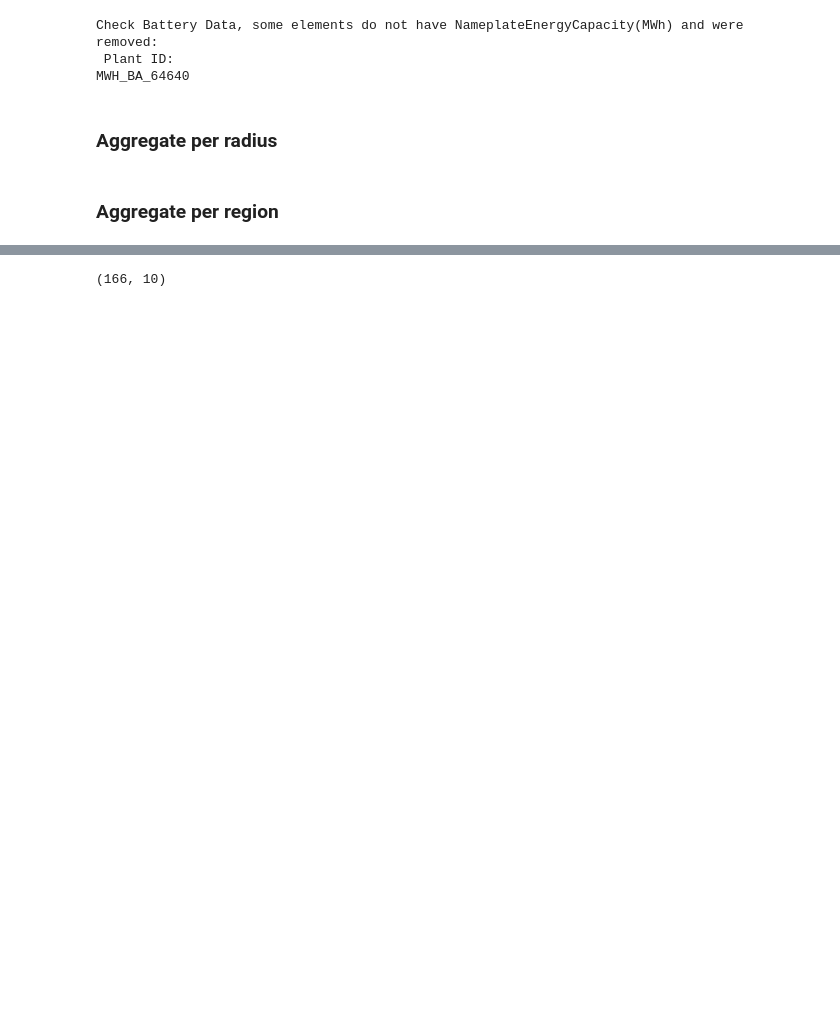
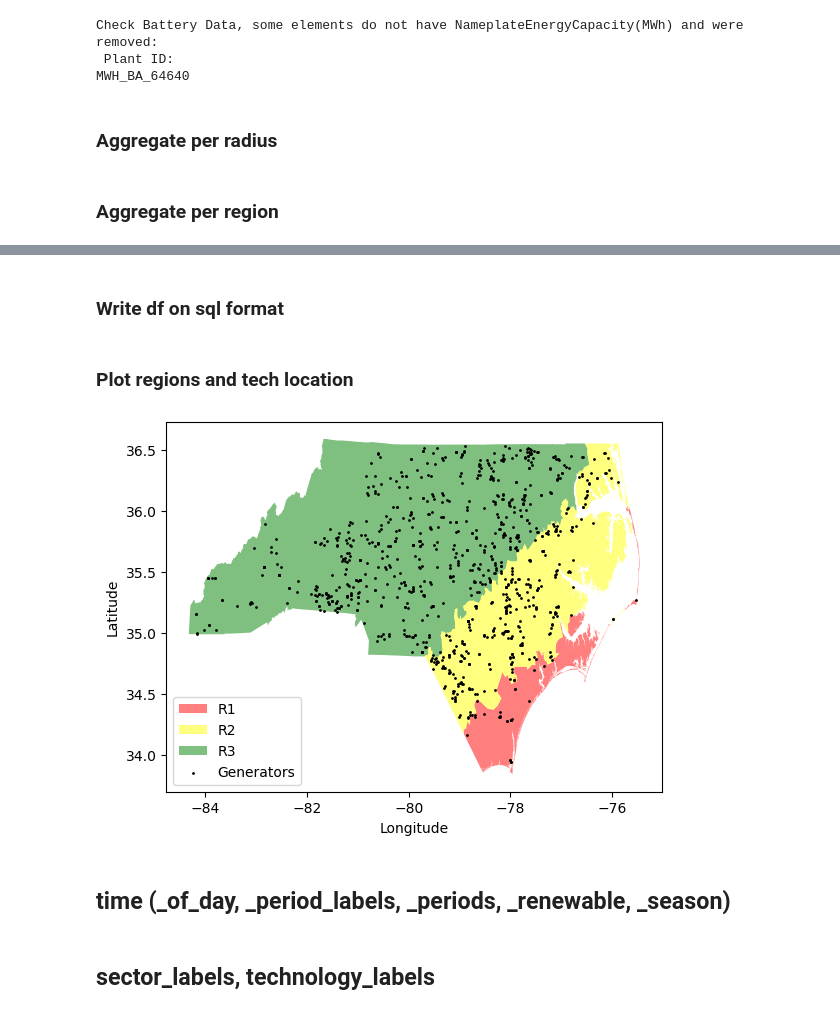
Before and after one commit to vaduraes/TemoaHurricane_V2, a Jupyter notebook: CreateBaseDeck/Excel2Sql.ipynb, the cells around one changed output, grey strips where cells are left out. Drawn from its saved outputs; the diff is of its cells as text; code cells hidden in the pictures; blank space fills up the shorter version.

```diff
--- a/CreateBaseDeck/Excel2Sql.ipynb
+++ b/CreateBaseDeck/Excel2Sql.ipynb
@@ -31,7 +48,7 @@ df=df[InState]
 #   we are aggregating the capacity of these generators per year
 
 #   We can have multiple vintages (years) of the same plant. As generators may be comissioned at different times
-df_AggregateGen = pd.DataFrame(columns=["PlantID", "SourceCode", "MoverCode", "OperatingYear","NameplateCapacity(MW)","NetSummerCapacity(MW)","NetWinterCapacity(MW)",
+df_AggregateGen = pd.DataFrame(columns=["PlantID","" "SourceCode", "MoverCode", "OperatingYear","NameplateCapacity(MW)","NetSummerCapacity(MW)","NetWinterCapacity(MW)",
  "NameplateEnergyCapacity(MWh)", "Latitude","Longitude","Technology"])
 
 for ID in df["Plant ID"].unique().astype(int):
@@ -253,4 +274,0 @@ for Region in ["R1","R2","R3"]:
-# %%
-df_AggregateGen3.shape
-# %% [output]
-(166, 10)
@@ -258,0 +275,2 @@ df_AggregateGen3.to_excel("test.xlsx")
+# %% [markdown]
+### Write df on sql format
@@ -258,0 +286,39 @@ df_AggregateGen3.to_excel("test.xlsx")
+# %% [markdown]
+### Plot regions and tech location
+# %%
+import matplotlib.pyplot as plt
+fig, ax = plt.subplots()
+
+count=0
+for geom in new_polyR1.geoms:
+    xs, ys = geom.exterior.xy
+    count=count+1
+    if count==1:
+        ax.fill(xs, ys, alpha=0.5, fc='r', ec='none',label="R1")
+    else:
+        ax.fill(xs, ys, alpha=0.5, fc='r', ec='none')
+
+count=0
+for geom in new_polyR2.geoms:
+    count=count+1
+    xs, ys = geom.exterior.xy
+    if count==1:
+        ax.fill(xs, ys, alpha=0.5, fc='yellow', ec='none',label="R2")
+    else:
+        ax.fill(xs, ys, alpha=0.5, fc='yellow', ec='none')
+
+
+xs, ys = new_polyR3.exterior.xy
+ax.fill(xs, ys, alpha=0.5, fc='green', ec='none',label="R3")
+
+
+plt.scatter(df_AggregateGen["Longitude"],df_AggregateGen["Latitude"],color="black",s=1, label="Generators")
+
+plt.xlabel("Longitude")
+plt.ylabel("Latitude")
+plt.legend()
+plt.savefig("RegionsByRisk.png")
+# %% [output]
+[figure, added]
+# %% [markdown]
+## time (_of_day, _period_labels, _periods, _renewable, _season)
@@ -258,0 +352,2 @@ df_AggregateGen3.to_excel("test.xlsx")
+# %% [markdown]
+## sector_labels, technology_labels
```
Also changed, not shown: parts of 12 cells of this notebook, 1 other file.
